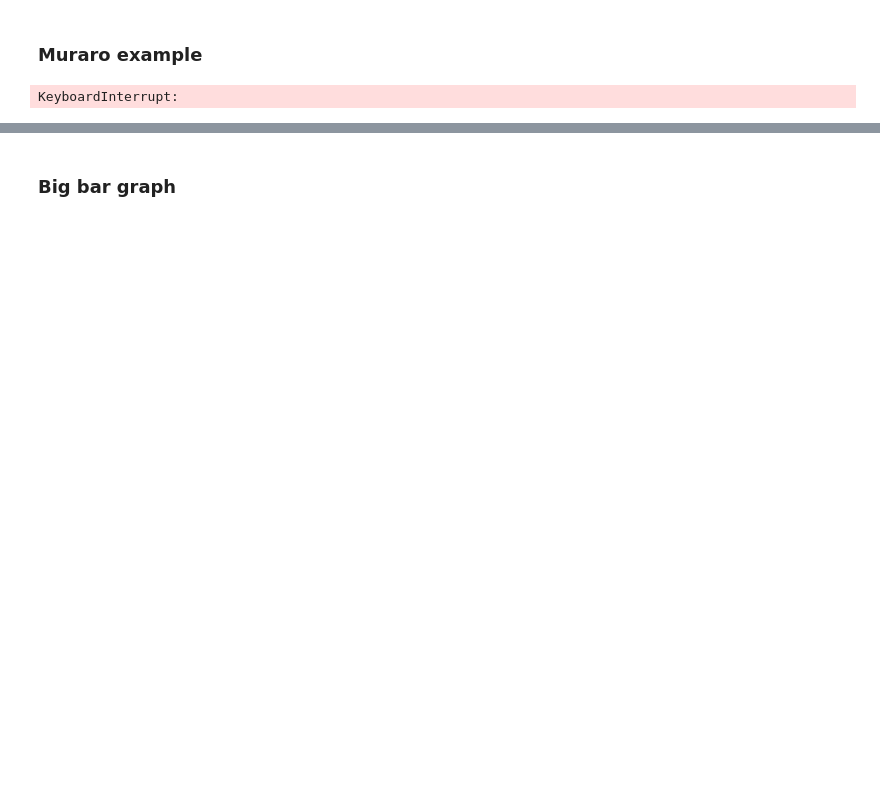
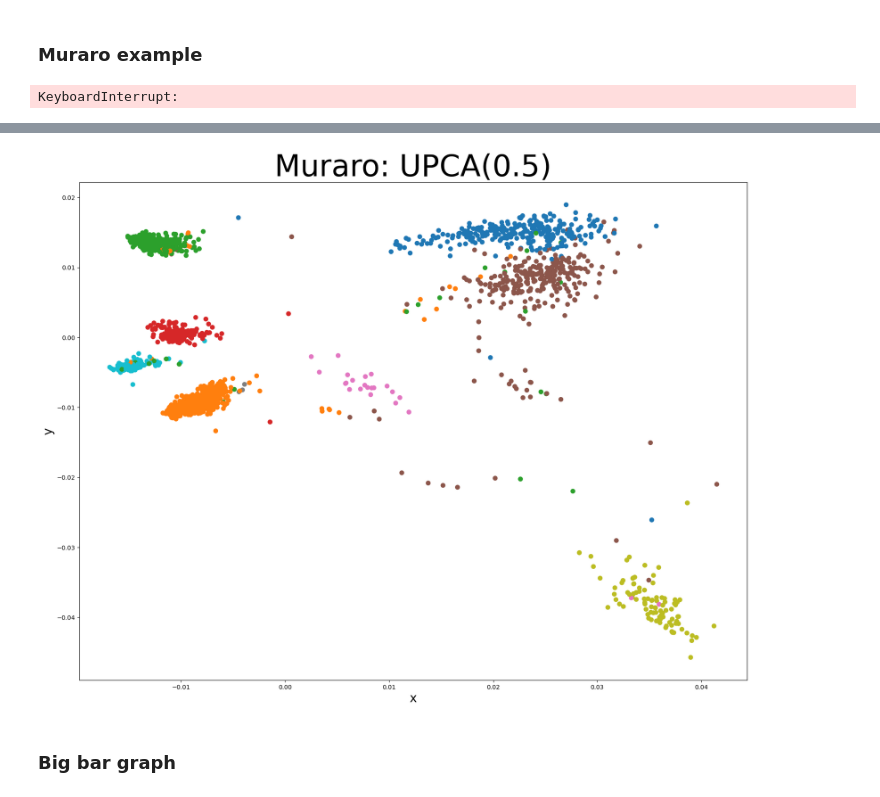
Before and after one commit to corinne-ort/drpaper25, a Jupyter notebook: sick_plots.ipynb, the cells around one changed output, grey strips where cells are left out. Saved outputs shown, nothing was run; the diff lists cells and outputs as text; code cells hidden in the pictures; blank space fills up the shorter version.

```diff
--- a/sick_plots.ipynb
+++ b/sick_plots.ipynb
@@ -117,3 +119,16 @@ muraro_copy.to_csv(f"{cwd}/muraro_df_with_ogf.csv", index=False)
+# %%
+y = np.load(f"{cwd}/embeddings/Muraro/UMAP-PCA/Muraro_up_0.5.npy")
+# %%
+# plot
+
+
+plt.figure(figsize=(20,15))
+plt.scatter(y[:,0], y[:,1], s = 50, c=y_train, cmap='tab10')
+plt.title("Muraro: UPCA(0.5)", fontsize = 50)
+plt.xlabel("x", fontsize = 20); plt.ylabel("y", fontsize = 20)
+plt.show()
+# %% [output]
+[figure, added]
 # %% [markdown]
 ### Big bar graph ###
 # %%
```
Also changed, not shown: parts of 7 cells of this notebook.
